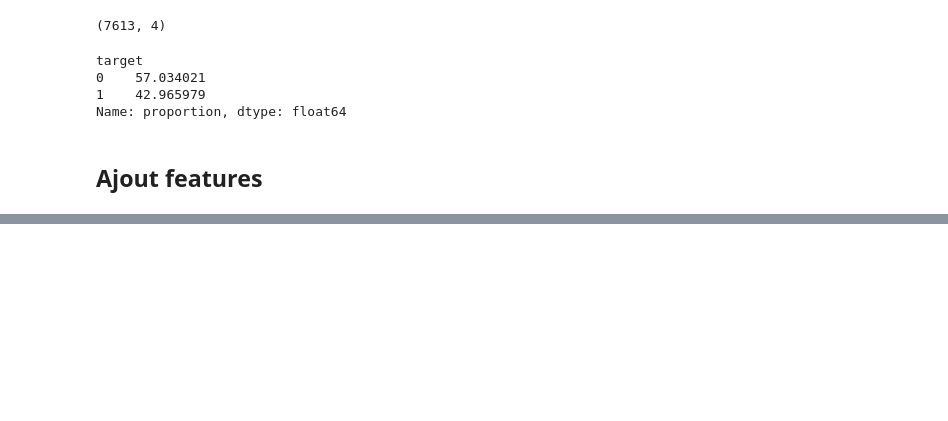
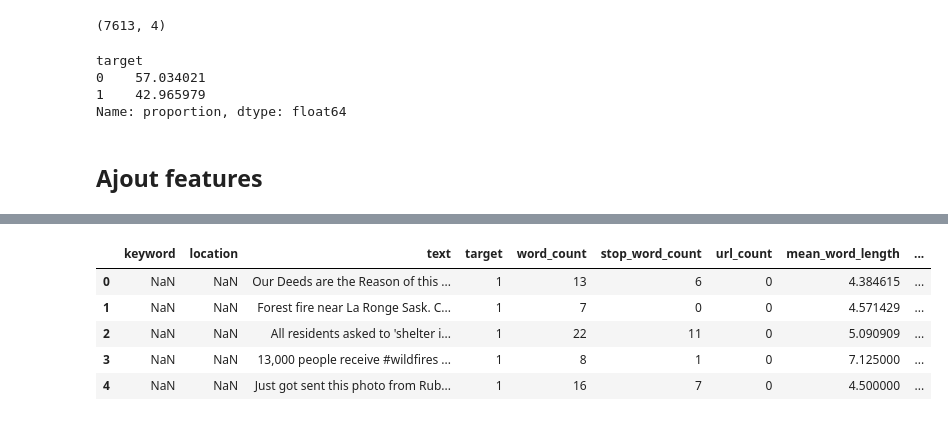
Before and after one commit to ines-lorquet/eye-of-emergency, a Jupyter notebook: Notebook/1_EDA.ipynb, the cells around one changed output, grey strips where cells are left out. Saved outputs shown, nothing was run; the diff lists cells and outputs as text; code cells hidden in the pictures; blank space fills up the shorter version.

```diff
--- a/Notebook/1_EDA.ipynb
+++ b/Notebook/1_EDA.ipynb
@@ -468,0 +292,11 @@ plt.show()
+# %%
+df.drop('presence_url', axis=1, inplace=True)  # Suppression de la colonne presence_location
+# %%
+df.head()
+# %% [output]
+|  | keyword | location | text | target | word_count | stop_word_count | url_count | mean_word_length | ... |
+| 0 | NaN | NaN | Our Deeds are the Reason of this ... | 1 | 13 | 6 | 0 | 4.384615 | ... |
+| 1 | NaN | NaN | Forest fire near La Ronge Sask. C... | 1 | 7 | 0 | 0 | 4.571429 | ... |
+| 2 | NaN | NaN | All residents asked to 'shelter i... | 1 | 22 | 11 | 0 | 5.090909 | ... |
+| 3 | NaN | NaN | 13,000 people receive #wildfires ... | 1 | 8 | 1 | 0 | 7.125000 | ... |
+| 4 | NaN | NaN | Just got sent this photo from Rub... | 1 | 16 | 7 | 0 | 4.500000 | ... |
```
Also changed, not shown: parts of 16 cells of this notebook, 5 other files.
